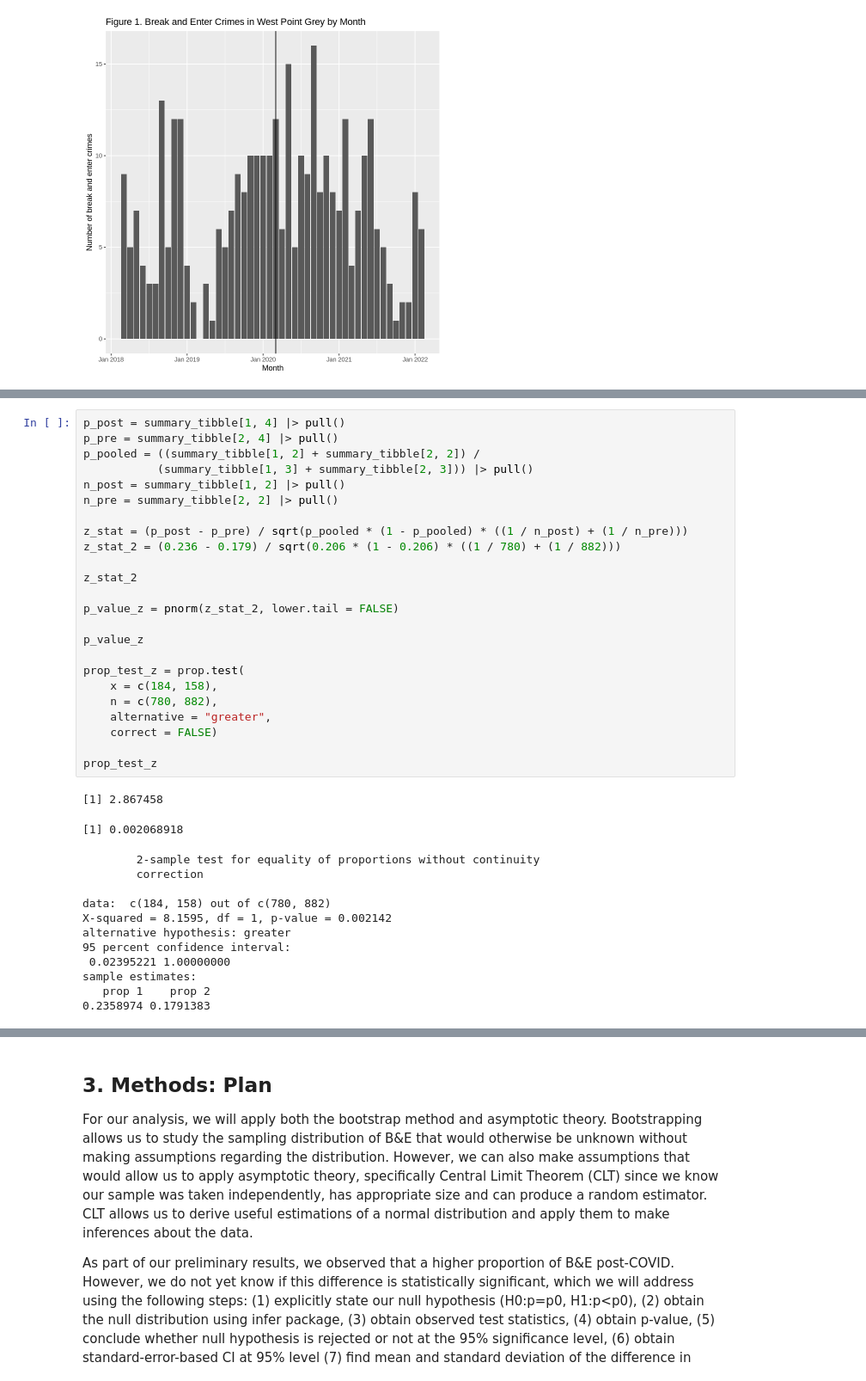
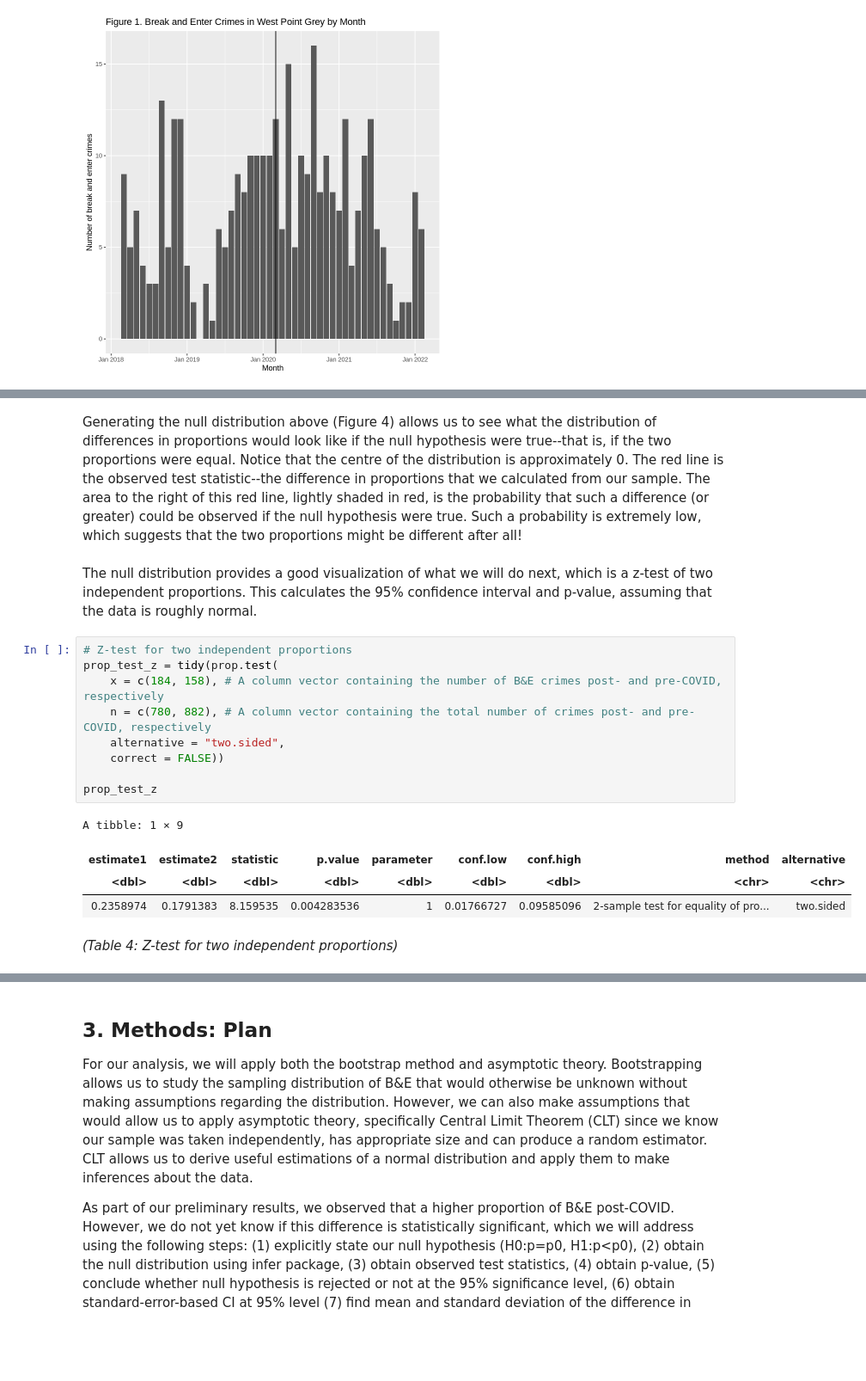
Before and after one commit to willis-cao/stat201-project-group16, a Jupyter notebook: final-report-draft.ipynb, the cells around one changed output, grey strips where cells are left out. Shown at 86% size. Drawn from its saved outputs; the diff is of its cells as text; blank space fills up the shorter version.

```diff
--- a/final-report-draft.ipynb
+++ b/final-report-draft.ipynb
@@ -204,38 +198,20 @@ A tibble: 2 × 4
+# %% [markdown]
+Generating the null distribution above (Figure 4) allows us to see what the distribution of differences in proportions would look like if the null hypothesis were true--that is, if the two proportions were equal. Notice that the centre of the distribution is approximately 0. The red line is the observed test statistic--the difference in proportions that we calculated from our sample. The area to the right of this red line, lightly shaded in red, is the probability that such a difference (or greater) could be observed if the null hypothesis were true. Such a probability is extremely low, which suggests that the two proportions might be different after all!
+# %% [markdown]
+The null distribution provides a good visualization of what we will do next, which is a z-test of two independent proportions. This calculates the 95% confidence interval and p-value, assuming that the data is roughly normal.
 # %%
-p_post = summary_tibble[1, 4] |> pull()
-p_pre = summary_tibble[2, 4] |> pull()
-p_pooled = ((summary_tibble[1, 2] + summary_tibble[2, 2]) /
-           (summary_tibble[1, 3] + summary_tibble[2, 3])) |> pull()
-n_post = summary_tibble[1, 2] |> pull()
-n_pre = summary_tibble[2, 2] |> pull()
-
-z_stat = (p_post - p_pre) / sqrt(p_pooled * (1 - p_pooled) * ((1 / n_post) + (1 / n_pre)))
-z_stat_2 = (0.236 - 0.179) / sqrt(0.206 * (1 - 0.206) * ((1 / 780) + (1 / 882)))
-
-z_stat_2
-
-p_value_z = pnorm(z_stat_2, lower.tail = FALSE)
-
-p_value_z
-
-prop_test_z = prop.test(
-    x = c(184, 158),
-    n = c(780, 882),
-    alternative = "greater",
-    correct = FALSE)
+# Z-test for two independent proportions
+prop_test_z = tidy(prop.test(
+    x = c(184, 158), # A column vector containing the number of B&E crimes post- and pre-COVID, respectively
+    n = c(780, 882), # A column vector containing the total number of crimes post- and pre-COVID, respectively
+    alternative = "two.sided",
+    correct = FALSE))
 
 prop_test_z
 # %% [output]
-[1] 2.867458
+A tibble: 1 × 9
-[1] 0.002068918
-        2-sample test for equality of proportions without continuity
-        correction
-
-data:  c(184, 158) out of c(780, 882)
-X-squared = 8.1595, df = 1, p-value = 0.002142
-alternative hypothesis: greater
-95 percent confidence interval:
- 0.02395221 1.00000000
-sample estimates:
-   prop 1    prop 2
-0.2358974 0.1791383
+| estimate1 | estimate2 | statistic | p.value | parameter | conf.low | conf.high | method | alternative |
+| <dbl> | <dbl> | <dbl> | <dbl> | <dbl> | <dbl> | <dbl> | <chr> | <chr> |
+| 0.2358974 | 0.1791383 | 8.159535 | 0.004283536 | 1 | 0.01766727 | 0.09585096 | 2-sample test for equality of pro... | two.sided |
+# %% [markdown]
+*(Table 4: Z-test for two independent proportions)*
```
Also changed, not shown: parts of 21 cells of this notebook.
